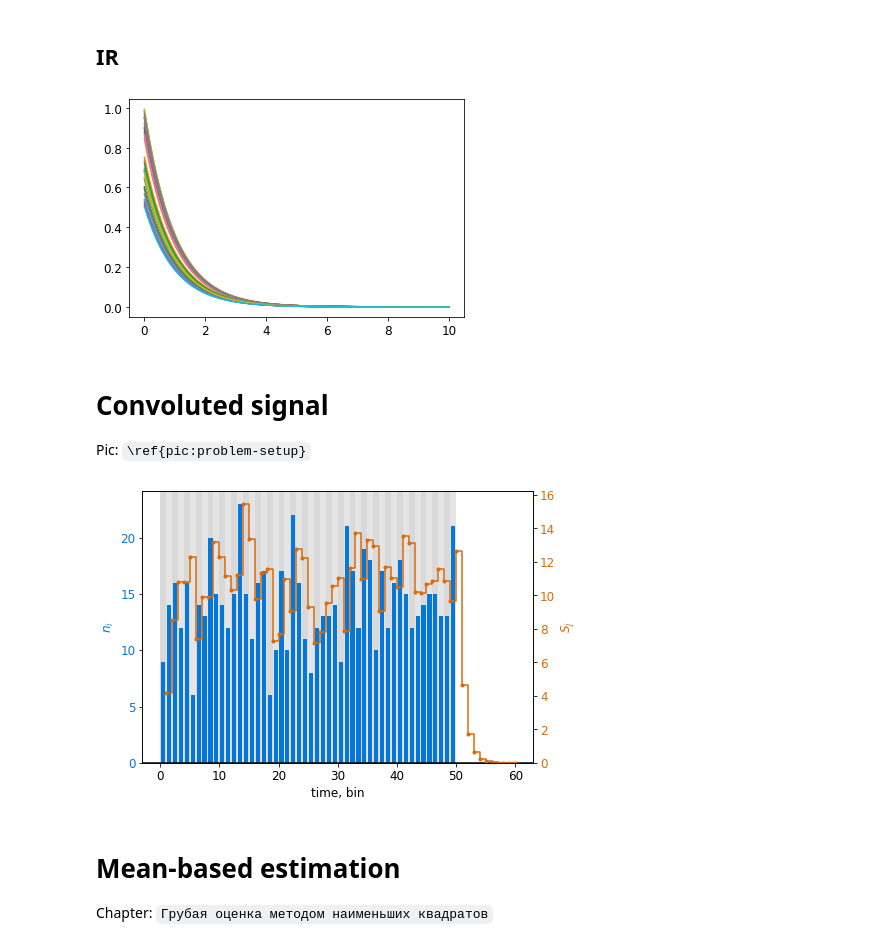
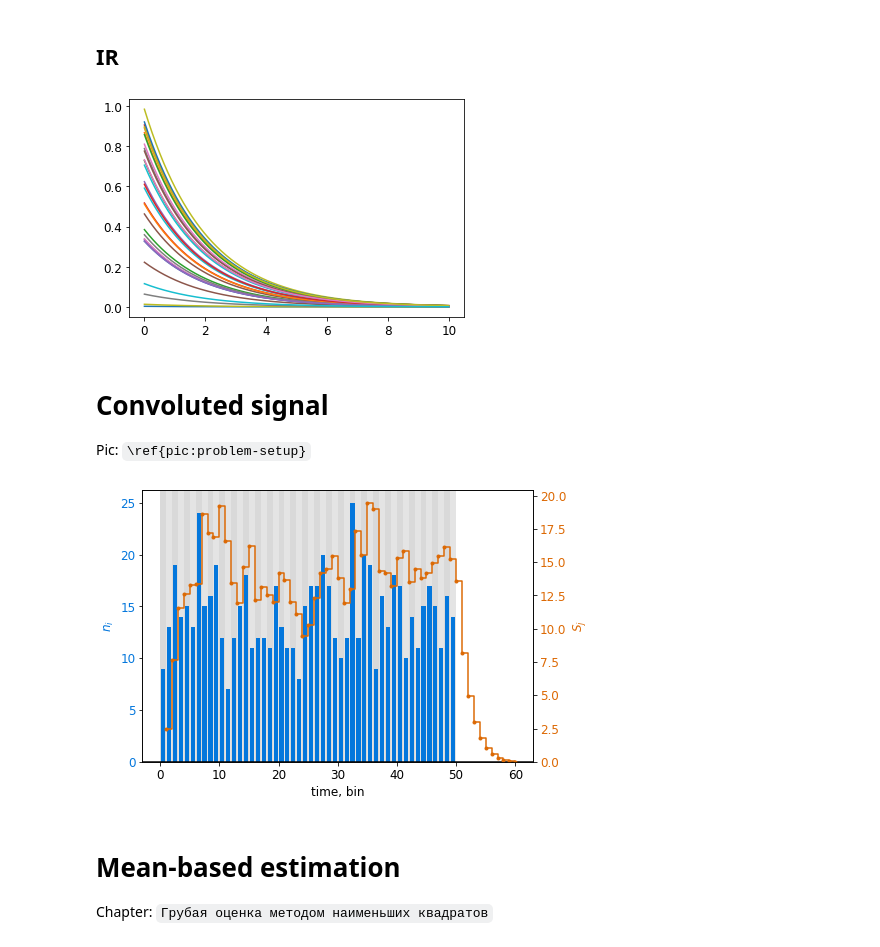
Before and after one commit to nj-vs-vh/master-thesis, a Jupyter notebook: demo.ipynb, the cells around one changed output. Saved outputs shown, nothing was run; the diff lists cells and outputs as text; code cells hidden in the pictures.

```diff
--- a/demo.ipynb
+++ b/demo.ipynb
@@ -21,25 +21,26 @@ reload_modules()
 # %% [markdown]
 ## IR
 # %%
-gamma = 1
+gamma = 0.5
 
 pts_per_bin = 100
 L_true = 10
 
 ir_x = np.linspace(0, L_true, int(L_true * pts_per_bin))
 
 # exp-decay
 ir_y = np.exp(- gamma * ir_x)
 
 # step
 # step_witdh = 2
 # ir_y = (ir_x < step_witdh).astype('float')
 
-rir = randomized_ir.RandomizedIr(ir_x, ir_y, factor=lambda: 0.5 + random()*0.5)
+rir = randomized_ir.RandomizedIr(ir_x, ir_y, factor=lambda: 0 + random()*1)
+# rir = randomized_ir.RandomizedIr(ir_x, ir_y)
 
 rir.plot_realizations(count=30)
 # %% [output]
-[figure, old version]
+[figure, new version]
 # %% [markdown]
 # Convoluted signal
 
@@ -50,16 +51,17 @@ n_vec_mean = 15
 
 n_vec = generate_poissonian_ns(n_vec_mean, N)
 # %%
+# uniform inbin time distribution:
 S_vec = rir.convolve_with_n_vec(n_vec)
 
-# for non trivial inbin time distribution:
+# non trivial inbin time distribution:
 # S_vec = rir.convolve_with_n_vec(n_vec, inbin_invcdf=lambda x: x**(1/10), debug_inbin_times=True)
 
 filename = 'problem-setup-example' if SAVE_IMAGES else None
 
 plots.plot_convolution(n_vec, S_vec, filename=filename)
 # %% [output]
-[figure, old version]
+[figure, new version]
 # %% [markdown]
 # Mean-based estimation
 
```
Also changed, not shown: parts of 11 cells of this notebook, 3 other files.
